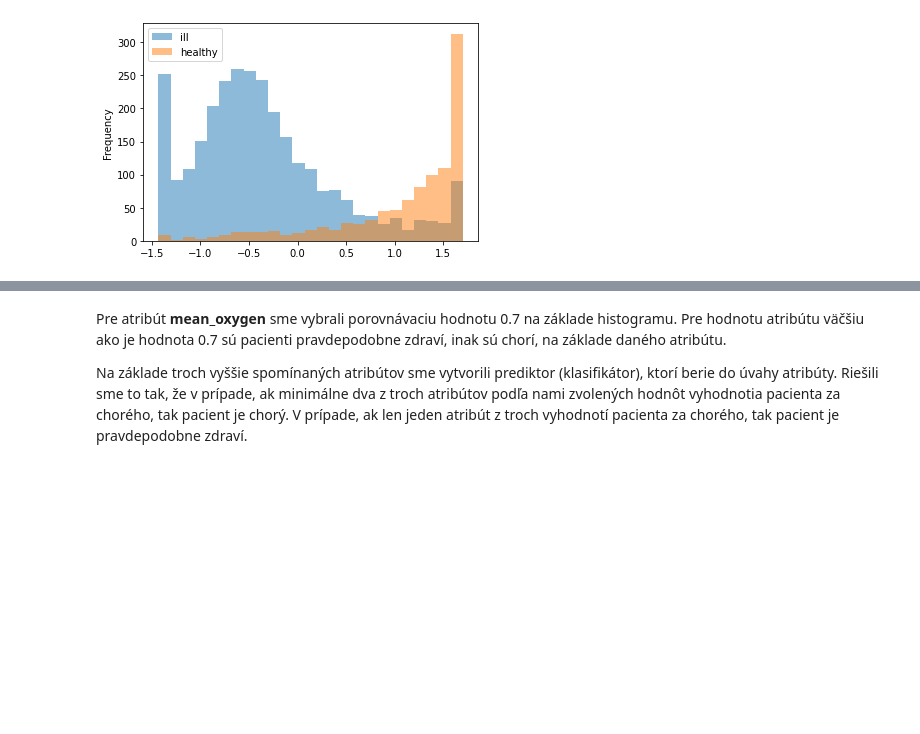
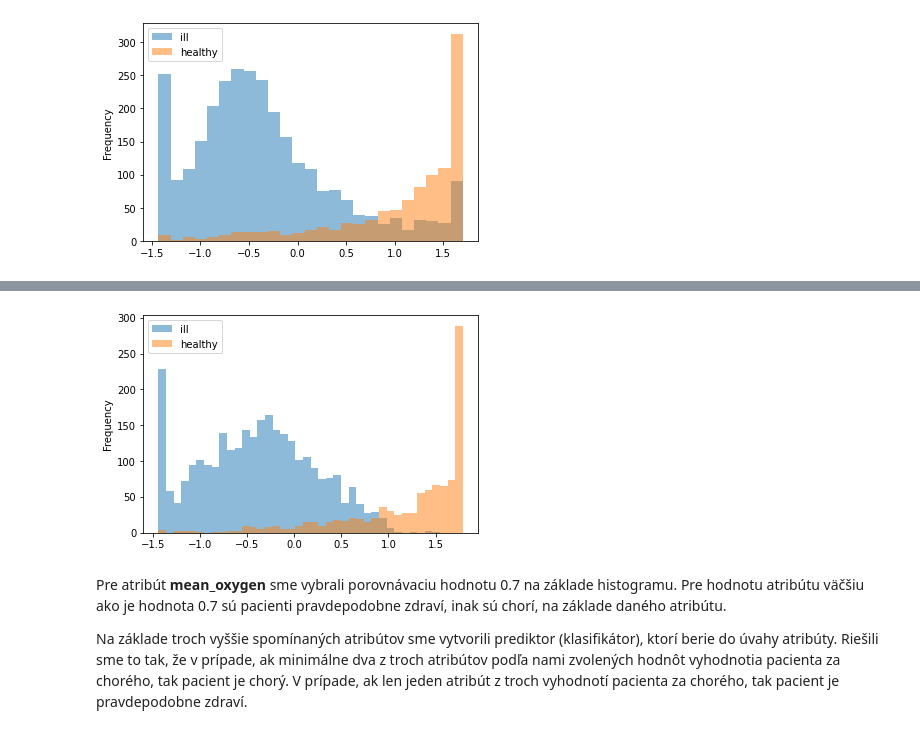
Before and after one commit to ivanvykopal/IAU_Projekt, a Jupyter notebook: Odovzdanie 3- Villant, Vykopal.ipynb, the cells around one changed output, grey strips where cells are left out. Saved outputs shown, nothing was run; the diff lists cells and outputs as text; code cells hidden in the pictures; blank space fills up the shorter version.

```diff
--- a/Odovzdanie 3- Villant, Vykopal.ipynb
+++ b/Odovzdanie 3- Villant, Vykopal.ipynb
@@ -641,3 +650,12 @@ ax = df.plot.hist(bins=25, alpha=0.5)
+# %%
+ill_sg = data_train[data_train['class'] == 0.0].skewness_glucose
+healthy_sg = data_train[data_train['class'] == 1.0].skewness_glucose
+df = pd.DataFrame({
+    'ill': ill_sg,
+    'healthy': healthy_sg})
+ax = df.plot.hist(bins=40, alpha=0.5)
+# %% [output]
+[figure, added]
 # %% [markdown]
 Pre atribút **mean_oxygen** sme vybrali porovnávaciu hodnotu 0.7 na základe histogramu. Pre hodnotu atribútu väčšiu ako je hodnota 0.7 sú pacienti pravdepodobne zdraví, inak sú chorí, na základe daného atribútu.
 
```
Also changed, not shown: parts of 2 cells of this notebook, 1 other file.
